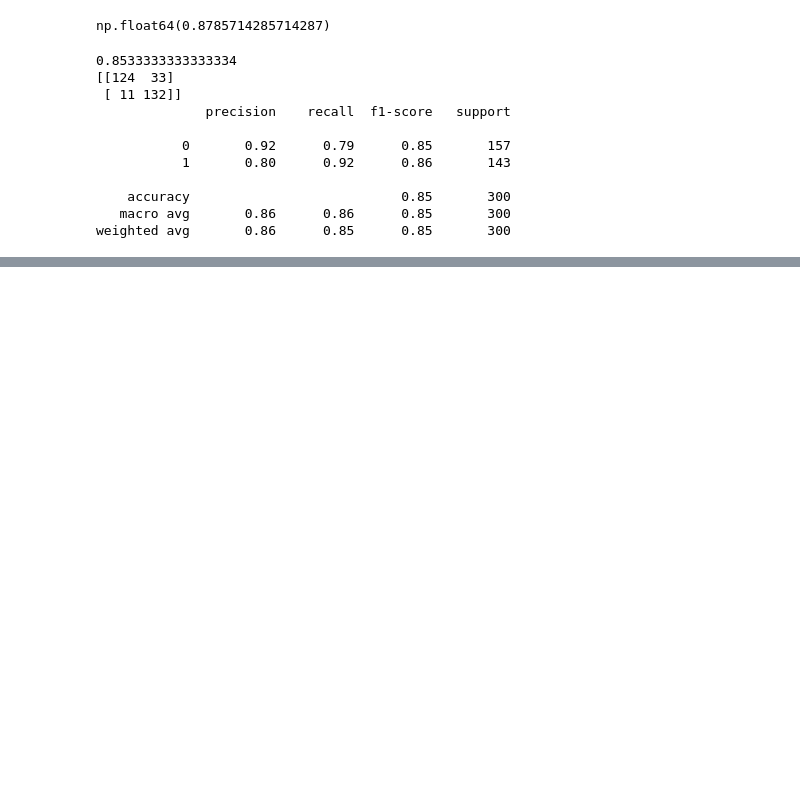
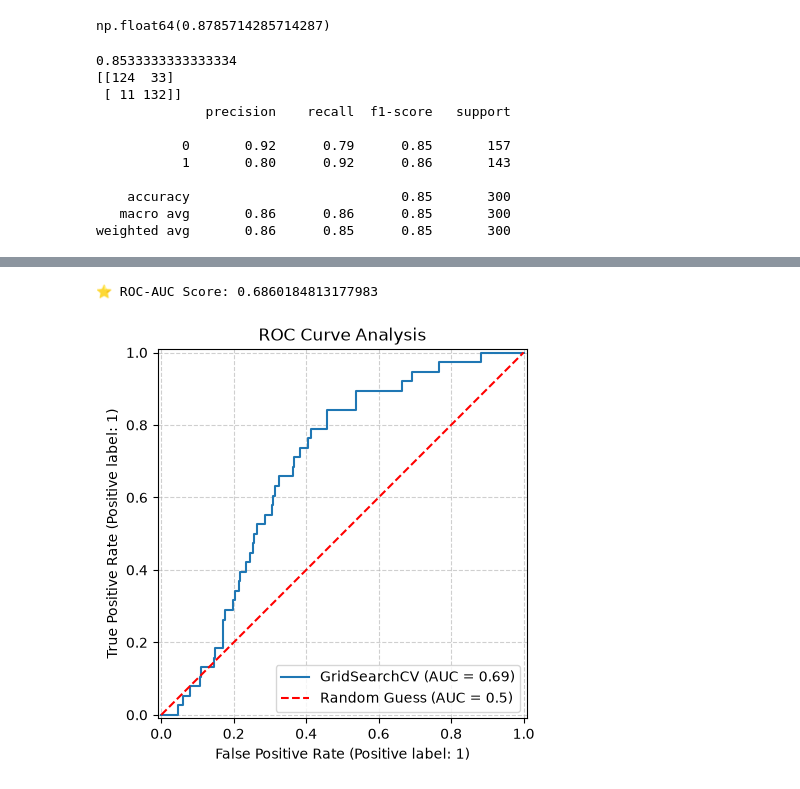
Before and after one commit to mohdshubair313/machine-learning-concepts, a Jupyter notebook: logistic_regression/1stfile.ipynb, the cells around one changed output, grey strips where cells are left out. Drawn from its saved outputs; the diff is of its cells as text; code cells hidden in the pictures; blank space fills up the shorter version.

```diff
--- a/logistic_regression/1stfile.ipynb
+++ b/logistic_regression/1stfile.ipynb
@@ -478,0 +710,12 @@ weighted avg       0.86      0.85      0.85       300
+# %%
+# weights=[0.9, 0.1] se 90% 0s aur sirf 10% 1s banenge:
+X_imb, y_imb = make_classification(
+    n_samples=1000,
+    n_features=10,
+    weights=[0.9, 0.1],  # <-- Imbalanced Data!
+    random_state=42
+)
+X_train, X_test, y_train, y_test = train_test_split(X_imb, y_imb, test_size=0.3, random_state=42)
+# Dekhiye kitna imbalance hai:
+print("Training Data me Classes ka count:")
+print(pd.Series(y_train).value_counts())
@@ -478,0 +833,26 @@ weighted avg       0.86      0.85      0.85       300
+# %%
+from sklearn.metrics import roc_curve, roc_auc_score
+import matplotlib.pyplot as plt
+
+# 1. grid_model use karein kyunki yeh trained hai:
+y_pred_proba = grid_model.predict_proba(x_test)[:, 1]
+
+# 2. AUC Score calculate karein
+auc_score = roc_auc_score(y_test, y_pred_proba)
+print("⭐ ROC-AUC Score:", auc_score)
+# %% [output]
+⭐ ROC-AUC Score: 0.6860184813177983
+# %%
+from sklearn.metrics import RocCurveDisplay
+
+# 1-Line me sundar ROC graph plot karein:
+RocCurveDisplay.from_estimator(grid_model, x_test, y_test)
+
+# Reference ke liye 50% diagonal line
+plt.plot([0, 1], [0, 1], 'r--', label='Random Guess (AUC = 0.5)')
+plt.title("ROC Curve Analysis")
+plt.legend(loc='lower right')
+plt.grid(True, linestyle='--', alpha=0.6)
+plt.show()
+# %% [output]
+[figure, added]
```
Also changed, not shown: parts of 12 cells of this notebook.
